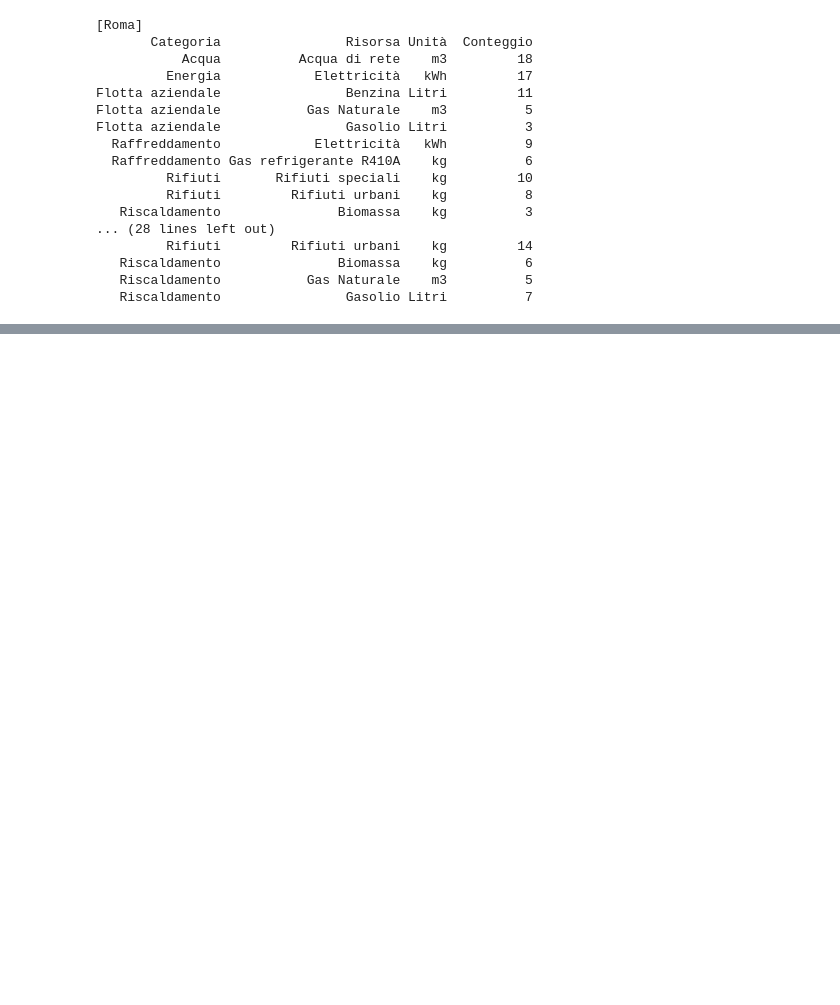
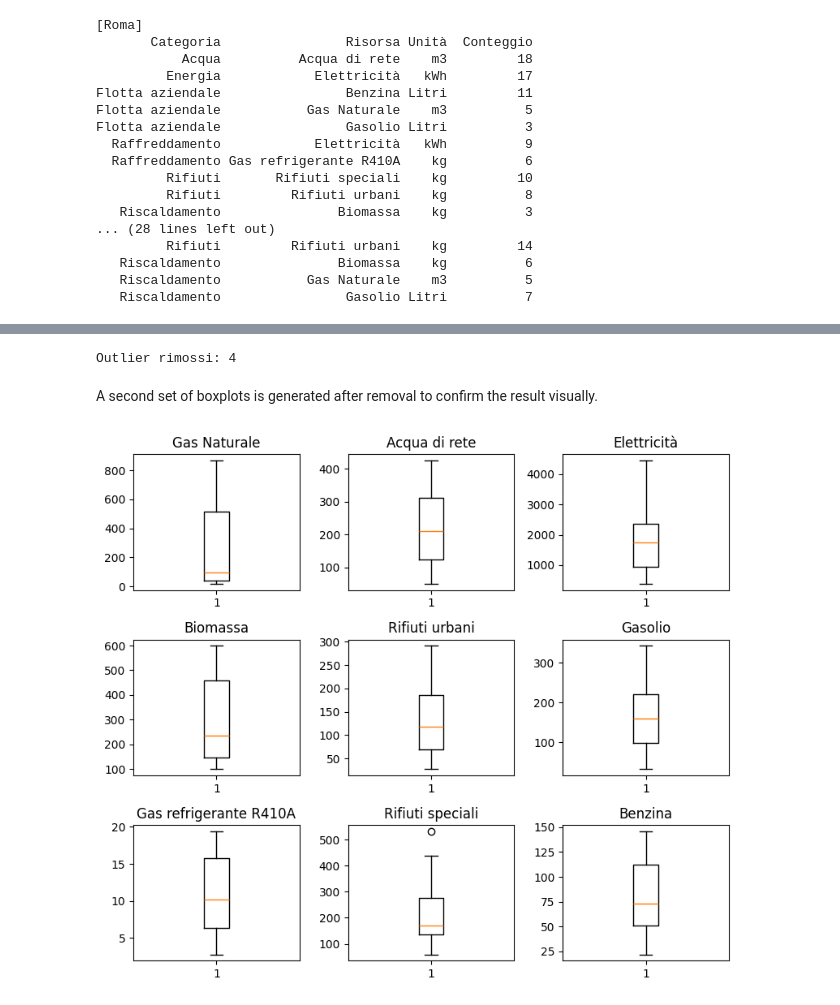
Before and after one commit to Aurora-dot27/ESG-Data-Automation-Validation, a Jupyter notebook: notebook.ipynb, the cells around one changed output, grey strips where cells are left out. Cells and saved outputs as stored; diff of their text form; code cells hidden in the pictures; blank space fills up the shorter version.

```diff
--- a/notebook.ipynb
+++ b/notebook.ipynb
@@ -208,3 +348,37 @@ df
+# %%
+risorse_da_filtrare = ['Gas Naturale', 'Elettricità', 'Gas refrigerante R410A', 'Benzina']
+mask_bound = df['Risorsa'].isin(risorse_da_filtrare)
+
+Q1 = df[mask_bound].groupby('Risorsa')['Quantità'].transform('quantile', 0.25)
+Q3 = df[mask_bound].groupby('Risorsa')['Quantità'].transform('quantile', 0.75)
+IQR = Q3 - Q1
+lower = Q1 - 1.5 * IQR
+upper = Q3 + 1.5 * IQR
+
+mask_out = mask_bound & (
+    (df['Quantità'] < lower.reindex(df.index)) |
+    (df['Quantità'] > upper.reindex(df.index))
+)
+
+print(f"Outlier rimossi: {mask_out.sum()}")
+df = df[~mask_out].reset_index(drop=True)
+# %% [output]
+Outlier rimossi: 4
+# %% [markdown]
+A second set of boxplots is generated after removal to confirm the result visually.
+# %%
+fig, axes = plt.subplots(3, 3, figsize=(8, 7))
+axes = axes.flatten()
+
+for i, risorsa in enumerate(df['Risorsa'].unique()):
+    subset = df[df['Risorsa'] == risorsa]['Quantità']
+    axes[i].boxplot(subset)
+    axes[i].set_title(risorsa)
+
+plt.tight_layout()
+plt.show()
+# %% [output]
+[figure, added]
 # %% [markdown]
 ## Phase 3 — Emissions Calculation
 
```
Also changed, not shown: parts of 25 cells of this notebook, 2 other files.
